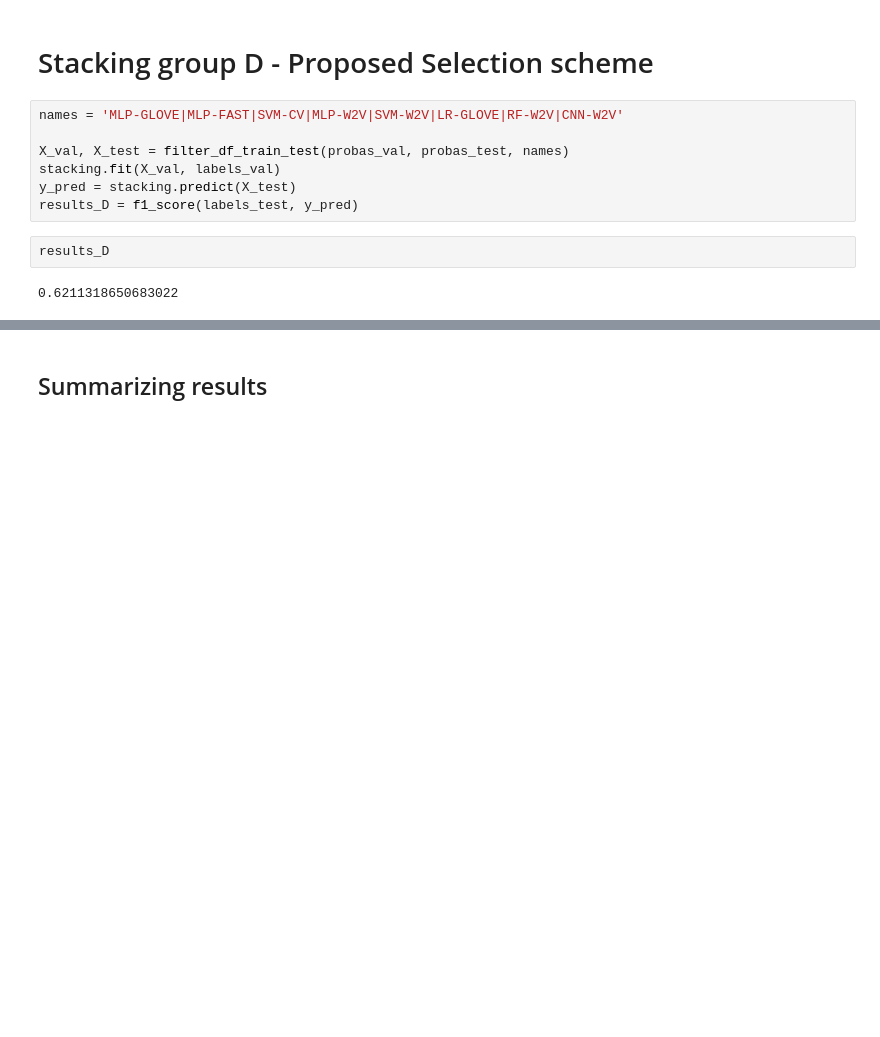
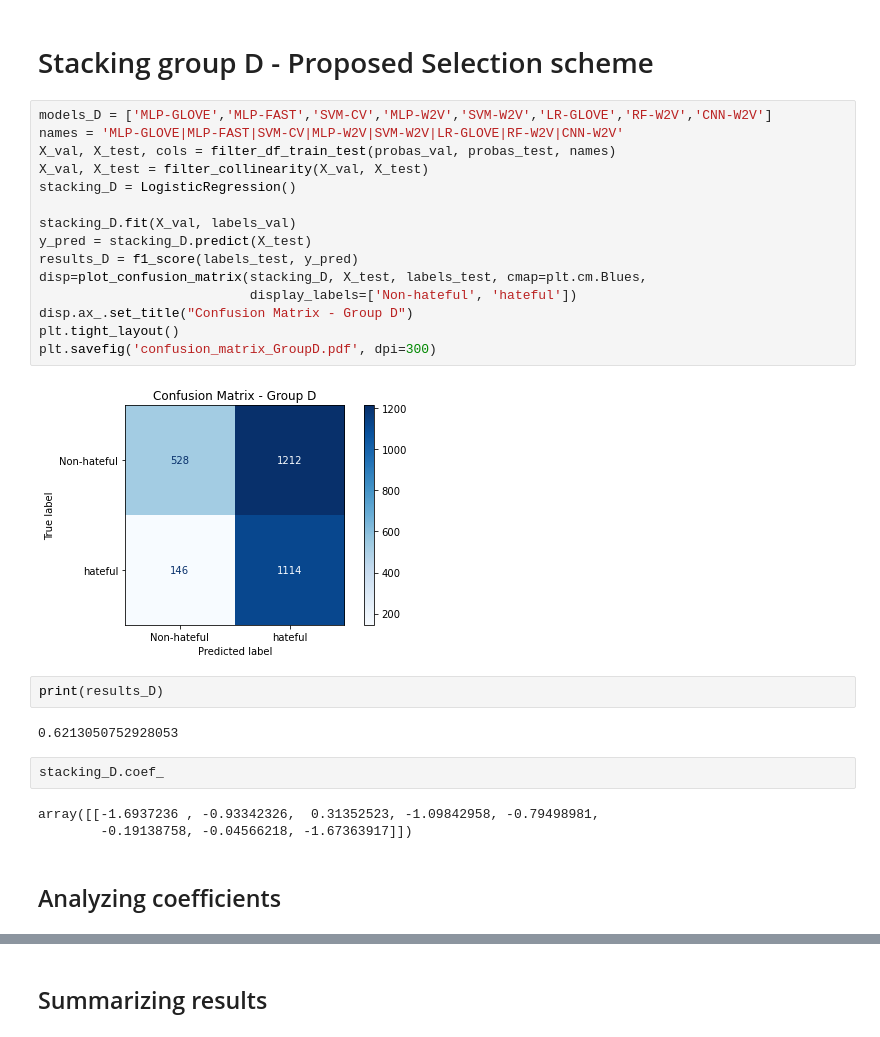
Before and after one commit to Menelau/Hate-Speech-MCS, a Jupyter notebook: Stacking-hateval.ipynb, the cells around one changed output, grey strips where cells are left out. Drawn from its saved outputs; the diff is of its cells as text; blank space fills up the shorter version.

```diff
--- a/Stacking-hateval.ipynb
+++ b/Stacking-hateval.ipynb
@@ -76,13 +154,30 @@ results_C
 # %% [markdown]
 # Stacking group D - Proposed Selection scheme
 # %%
+models_D = ['MLP-GLOVE','MLP-FAST','SVM-CV','MLP-W2V','SVM-W2V','LR-GLOVE','RF-W2V','CNN-W2V']
 names = 'MLP-GLOVE|MLP-FAST|SVM-CV|MLP-W2V|SVM-W2V|LR-GLOVE|RF-W2V|CNN-W2V'
+X_val, X_test, cols = filter_df_train_test(probas_val, probas_test, names)
+X_val, X_test = filter_collinearity(X_val, X_test)
+stacking_D = LogisticRegression()
 
-X_val, X_test = filter_df_train_test(probas_val, probas_test, names)
-stacking.fit(X_val, labels_val)
-y_pred = stacking.predict(X_test)
+stacking_D.fit(X_val, labels_val)
+y_pred = stacking_D.predict(X_test)
 results_D = f1_score(labels_test, y_pred)
+disp=plot_confusion_matrix(stacking_D, X_test, labels_test, cmap=plt.cm.Blues,
+                           display_labels=['Non-hateful', 'hateful'])
+disp.ax_.set_title("Confusion Matrix - Group D")
+plt.tight_layout()
+plt.savefig('confusion_matrix_GroupD.pdf', dpi=300)
+# %% [output]
+[figure, added]
-# %%
-results_D
-# %% [output]
-0.6211318650683022
+# %%
+print(results_D)
+# %% [output]
+0.6213050752928053
+# %%
+stacking_D.coef_
+# %% [output]
+array([[-1.6937236 , -0.93342326,  0.31352523, -1.09842958, -0.79498981,
+        -0.19138758, -0.04566218, -1.67363917]])
+# %% [markdown]
+## Analyzing coefficients
```
Also changed, not shown: parts of 22 cells of this notebook, 1 other file.
